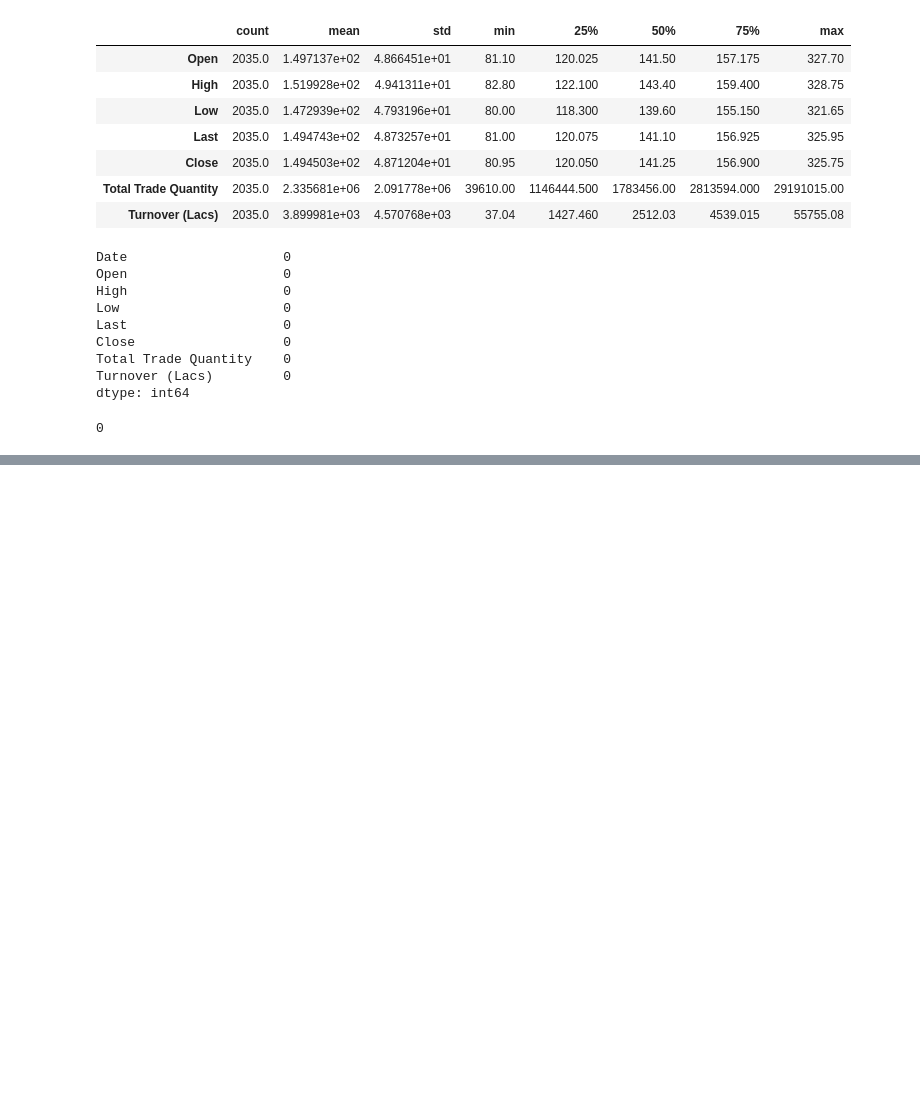
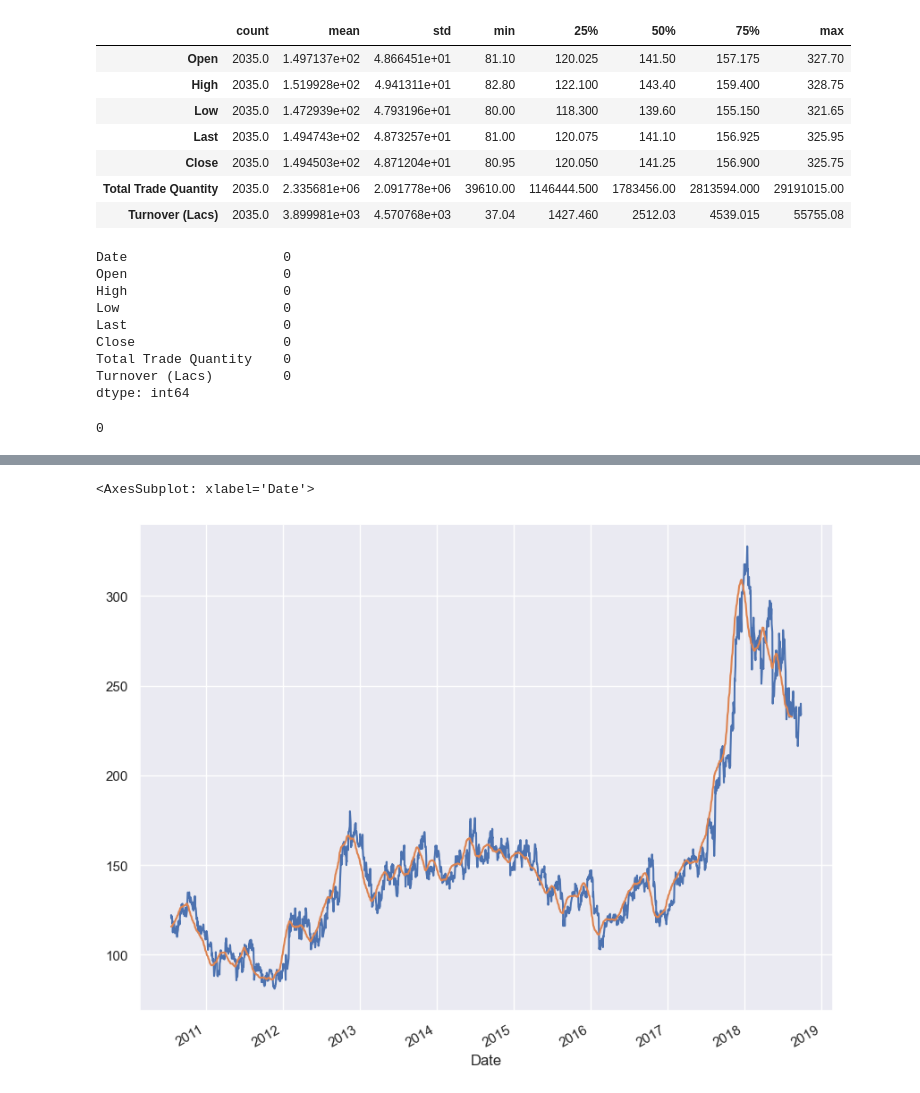
Before and after one commit to Prateek07-Kumar/-LetsGrowMore-internship, a Jupyter notebook: Notebook/data.ipynb, the cells around one changed output, grey strips where cells are left out. Drawn from its saved outputs; the diff is of its cells as text; code cells hidden in the pictures; blank space fills up the shorter version.

```diff
--- a/Notebook/data.ipynb
+++ b/Notebook/data.ipynb
@@ -77,0 +152,6 @@ df.duplicated().sum()
+# %%
+df['Date']=pd.to_datetime(df.Date, format="%Y-%m-%d")
+
+df.index=df['Date']
+
+df
@@ -77,0 +203,6 @@ df.duplicated().sum()
+# %%
+df['Open'].plot(figsize=(10,8), alpha = 1)
+df.rolling(window=30).mean()['Close'].plot(alpha=1)
+# %% [output]
+<AxesSubplot: xlabel='Date'>
+[figure, added]
```
Also changed, not shown: parts of 23 cells of this notebook.
